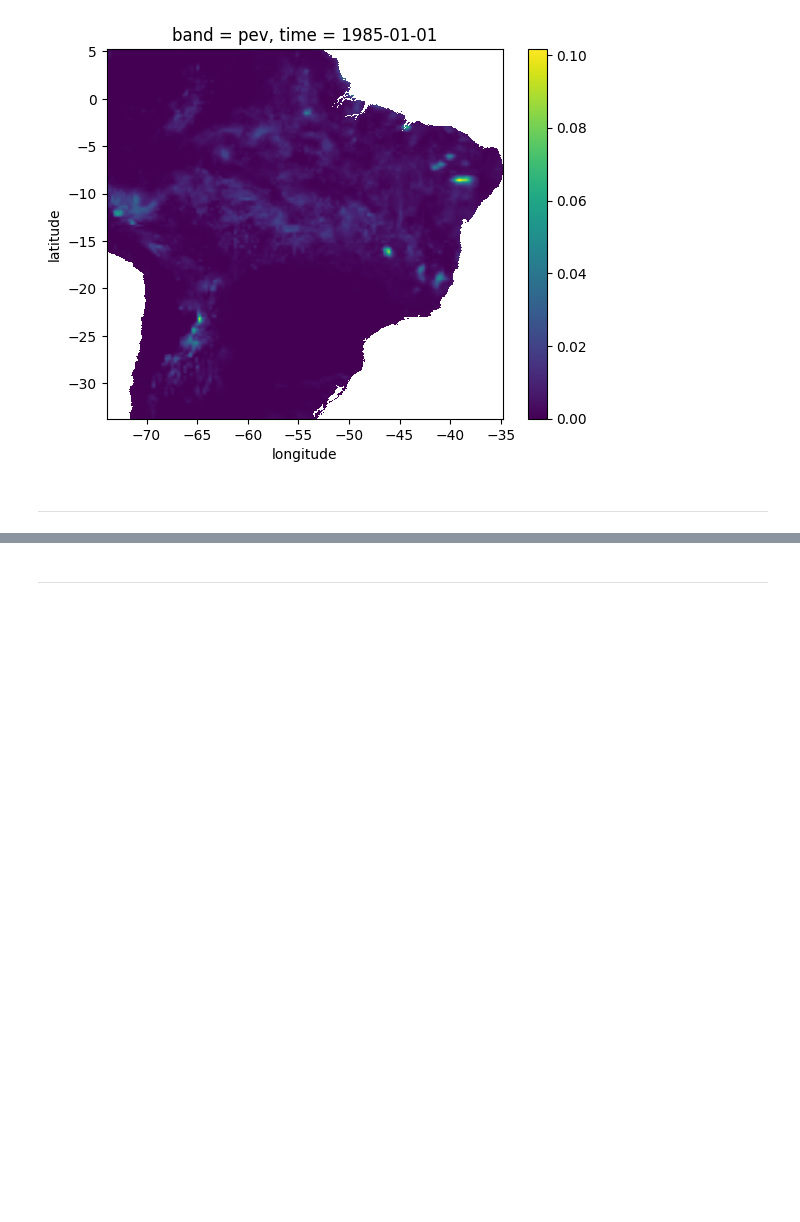
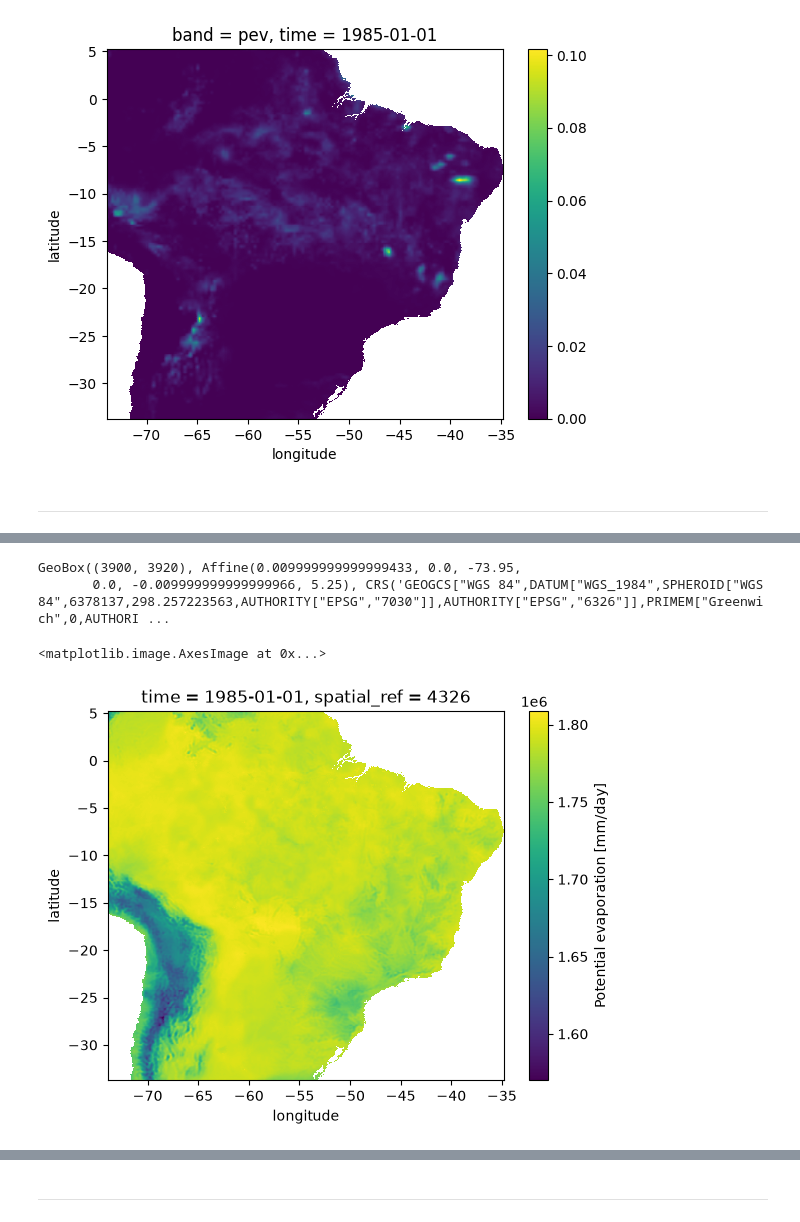
Before and after one commit to felixschulz385/river-pollution-brazil, a Jupyter notebook: code/experiments/climate.ipynb, the cells around one changed output, grey strips where cells are left out. Cells and saved outputs as stored; diff of their text form; code cells hidden in the pictures; blank space fills up the shorter version.

```diff
--- a/code/experiments/climate.ipynb
+++ b/code/experiments/climate.ipynb
@@ -381 +403,28 @@ era5_land = xr.open_zarr(
+# %%
+era5_land.odc.geobox.zoom_out(.1)
+# %% [output]
+GeoBox((3900, 3920), Affine(0.009999999999999433, 0.0, -73.95,
+       0.0, -0.009999999999999966, 5.25), CRS('GEOGCS["WGS 84",DATUM["WGS_1984",SPHEROID["WGS 84",6378137,298.257223563,AUTHORITY["EPSG","7030"]],AUTHORITY["EPSG","6326"]],PRIMEM["Greenwich",0,AUTHORI ...
+# %%
+climate_chunk = (
+    era5_land
+    .odc.assign_crs(4326)
+    .isel(
+        time=slice(0, era5_land.chunks["time"][0]),
+        latitude=slice(0, era5_land.chunks["latitude"][0]),
+        longitude=slice(0, era5_land.chunks["longitude"][0])
+        )
+    .compute()
+    )
+# %%
+climate_slice = (
+    climate_chunk
+    .isel(time=slice(0,5))
+    .odc.reproject(era5_land.odc.geobox.zoom_out(.1))
+)
+# %%
+climate_slice.pev.isel(time=0).plot.imshow()
+# %% [output]
+<matplotlib.image.AxesImage at 0x...>
+[figure, added]
 # %%
```
Also changed, not shown: parts of 8 cells of this notebook, 11 other files.
